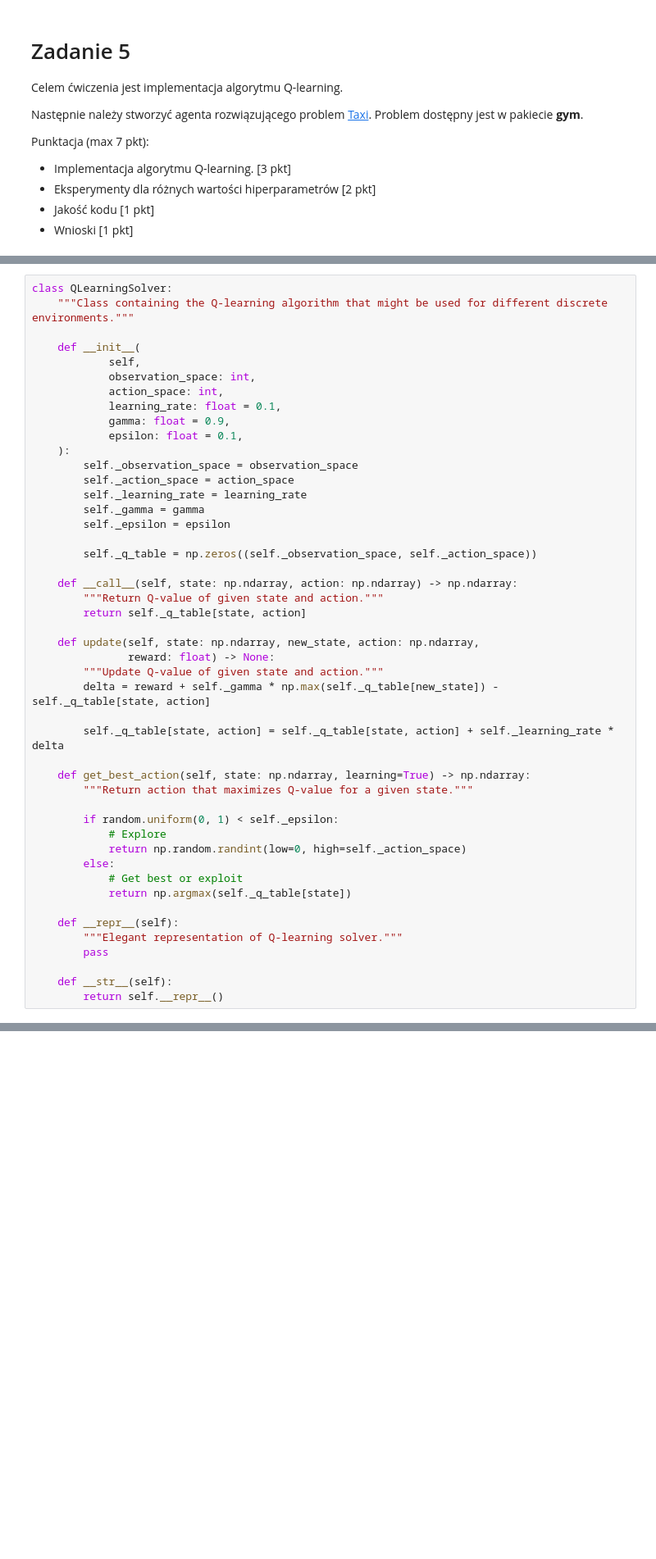
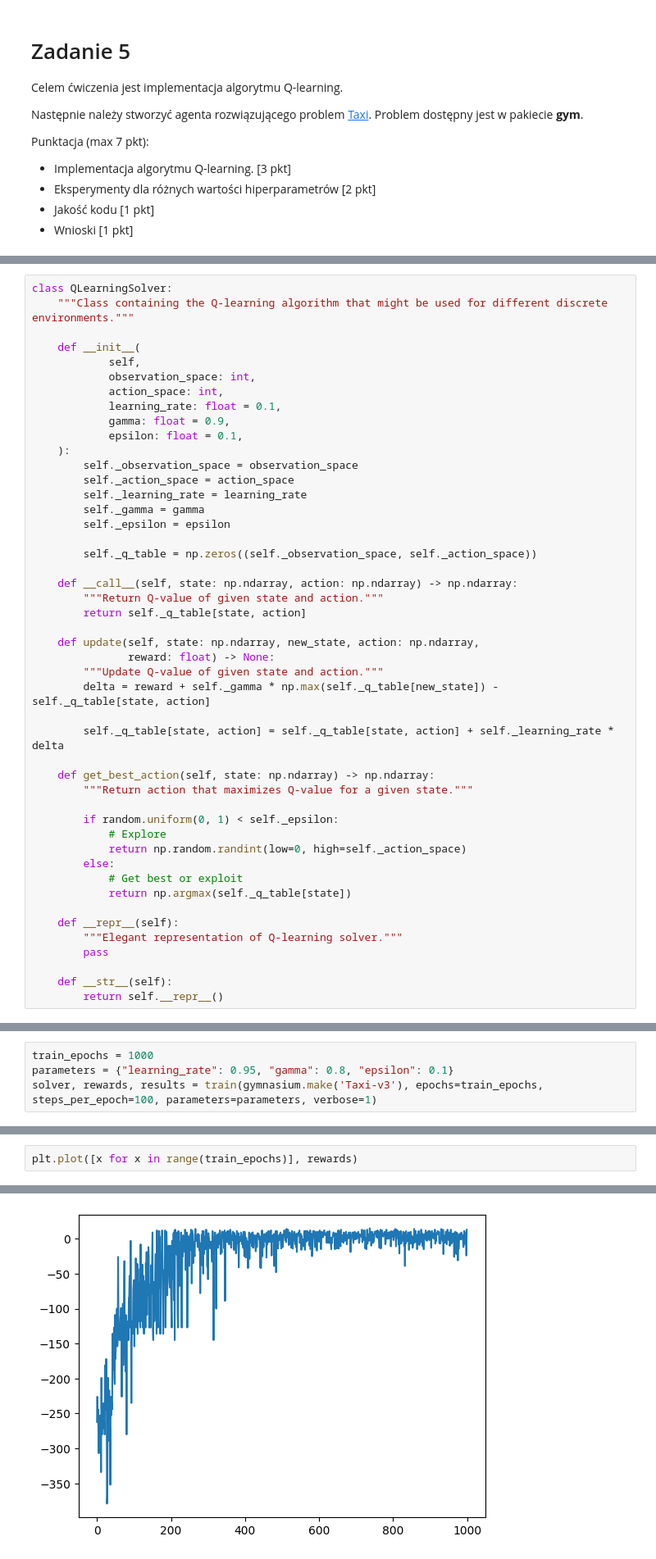
Before and after one commit to VisteK528/WSI, a Jupyter notebook: Exercise5/zad5.ipynb, the cells around one changed output, grey strips where cells are left out. Shown: that part at 82% size. Cells and saved outputs as stored; diff of their text form; blank space fills up the shorter version.

Commit message:
Exercise5 started adding plots

```diff
--- a/Exercise5/zad5.ipynb
+++ b/Exercise5/zad5.ipynb
@@ -47,7 +49,7 @@ class QLearningSolver:
 
         self._q_table[state, action] = self._q_table[state, action] + self._learning_rate * delta
 
-    def get_best_action(self, state: np.ndarray, learning=True) -> np.ndarray:
+    def get_best_action(self, state: np.ndarray) -> np.ndarray:
         """Return action that maximizes Q-value for a given state."""
 
         if random.uniform(0, 1) < self._epsilon:
@@ -138,0 +150,4 @@ Successful try
+# %%
+train_epochs = 1000
+parameters = {"learning_rate": 0.95, "gamma": 0.8, "epsilon": 0.1}
+solver, rewards, results = train(gymnasium.make('Taxi-v3'), epochs=train_epochs, steps_per_epoch=100, parameters=parameters, verbose=1)
@@ -138,0 +172,3 @@ Successful try
+# %%
+plt.plot([x for x in range(train_epochs)], rewards)
+# %% [output]
@@ -138,0 +176 @@ Successful try
+[figure, added]
```
Also changed, not shown: parts of 9 cells of this notebook.
